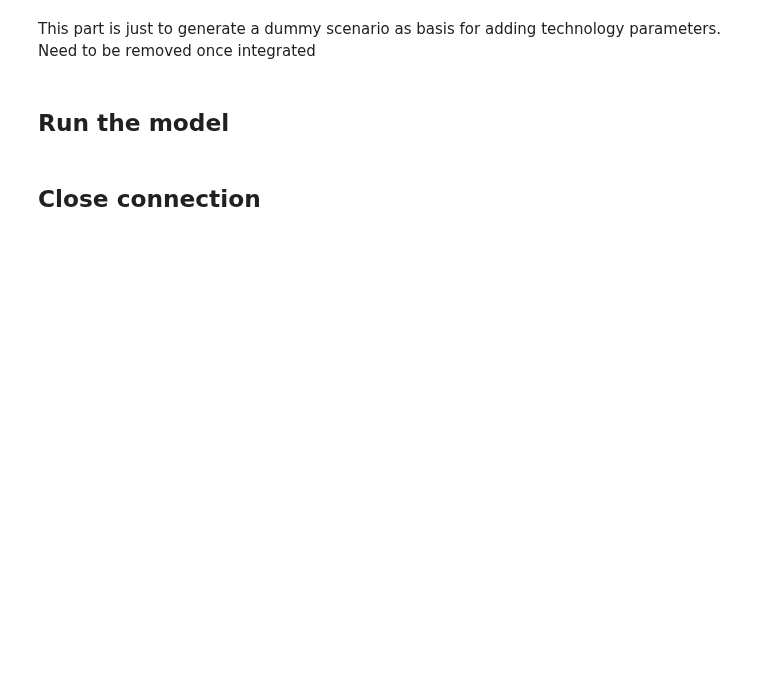
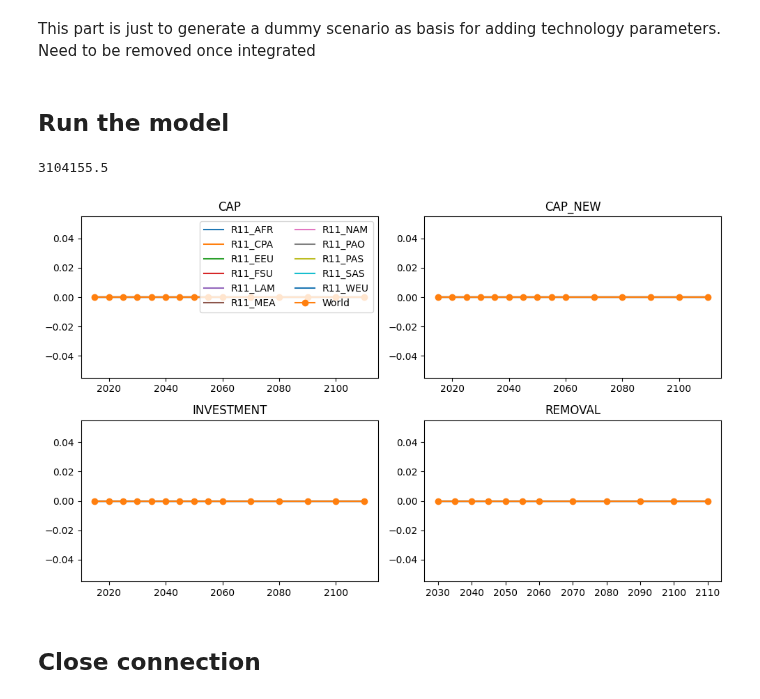
Before and after one commit to ywpratama/message_ix, a Jupyter notebook: tutorial/dac_scenarios/[Tutorial] 1_creating baseline scenario.ipynb, the cells around one changed output. Cells and saved outputs as stored; diff of their text form; code cells hidden in the pictures; blank space fills up the shorter version.

Commit message:
Improved reporting and DACCS addition tool

```diff
--- a/tutorial/dac_scenarios/[Tutorial] 1_creating baseline scenario.ipynb
+++ b/tutorial/dac_scenarios/[Tutorial] 1_creating baseline scenario.ipynb
@@ -8,13 +8,19 @@ import numpy as np
 import pandas as pd
 import yaml
 
+import warnings
+warnings.filterwarnings('ignore')
+
 from collections.abc import Mapping
 from itertools import repeat
 from message_ix.models import MESSAGE_ITEMS
 from message_ix.utils import make_df
+
 from message_ix.tools.add_dac import add_dac
+from message_ix.tools.add_dac import get_report
+
 
 %matplotlib inline
 
-mp = ixmp.Platform('local')
-#mp.scenario_list()
+mp = ixmp.Platform() # 'local'
+# mp.scenario_list()
@@ -22,15 +30,15 @@ mp = ixmp.Platform('local')
 This part is just to generate a dummy scenario as basis for adding technology parameters. Need to be removed once integrated
 # %%
 base = message_ix.Scenario(
-    mp, model="GENIE_sandbox_daccstest", scenario="baseline", version="new"
+    mp, model="GENIE_sandbox_daccstest", scenario="baseline",
 )
-data_file = 'GENIE_sandbox_daccstest.xlsx'
-base.read_excel(data_file, add_units=True, init_items=True)
+# data_file = 'GENIE_sandbox_daccstest.xlsx'
+# base.read_excel(data_file, add_units=True, init_items=True)
 # %%
 
 scen = base.clone(
-    "GENIE_sandbox",
-    "add_tech_baseline",
+    "GENIE_sandbox_daccstest",
+    "nodaccs_baseline",
     "introducing the add_tech feature on MESSAGEix",
     keep_solution=False,
 )
@@ -46,6 +54,16 @@ scen.commit(comment="Copy and run baseline scenario")
 scen.set_as_default()
 scen.solve(solve_options={'barcrossalg': '2','scaind':'1'})
 scen.var("OBJ")["lvl"]
+# %% [output]
+3104155.5
+# %%
+# Create list of technologies for get_report()
+scenariotec = ['bio_istig_ccs','eth_bio_ccs','h2_bio_ccs','liq_bio_ccs']
+
+# This is how you get the plot of the results
+scenario_report = get_report(scen,scenariotec)
+# %% [output]
+[figure, added]
 # %% [markdown]
 ## Close connection
 # %%
```
Also changed, not shown: parts of 1 cell of this notebook, 11 other files.
